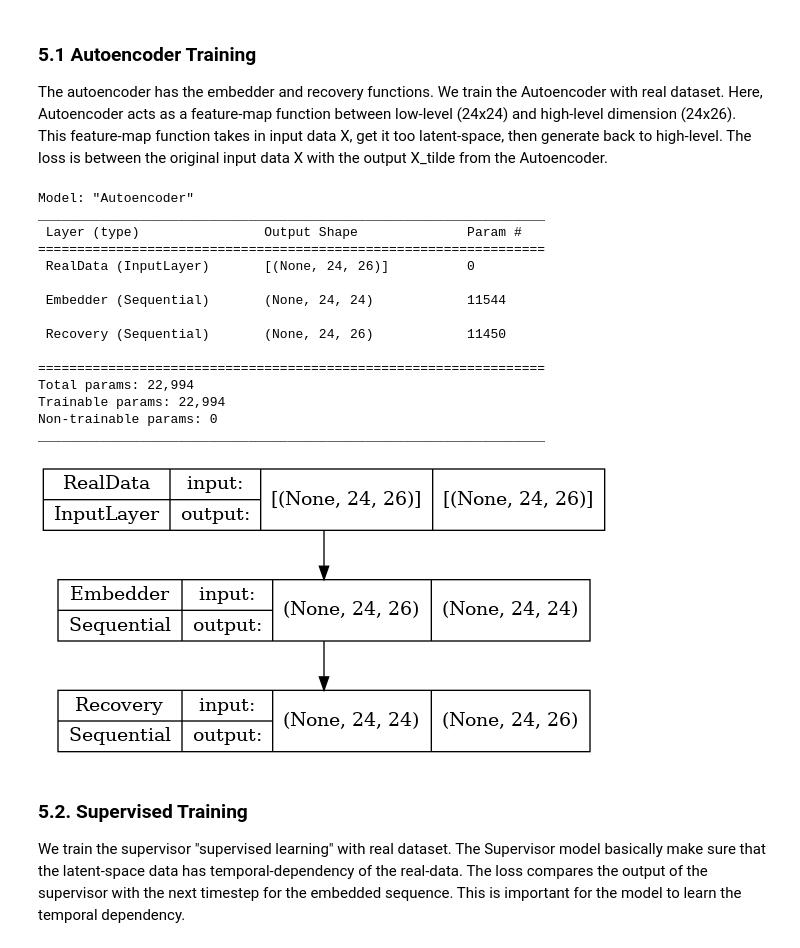
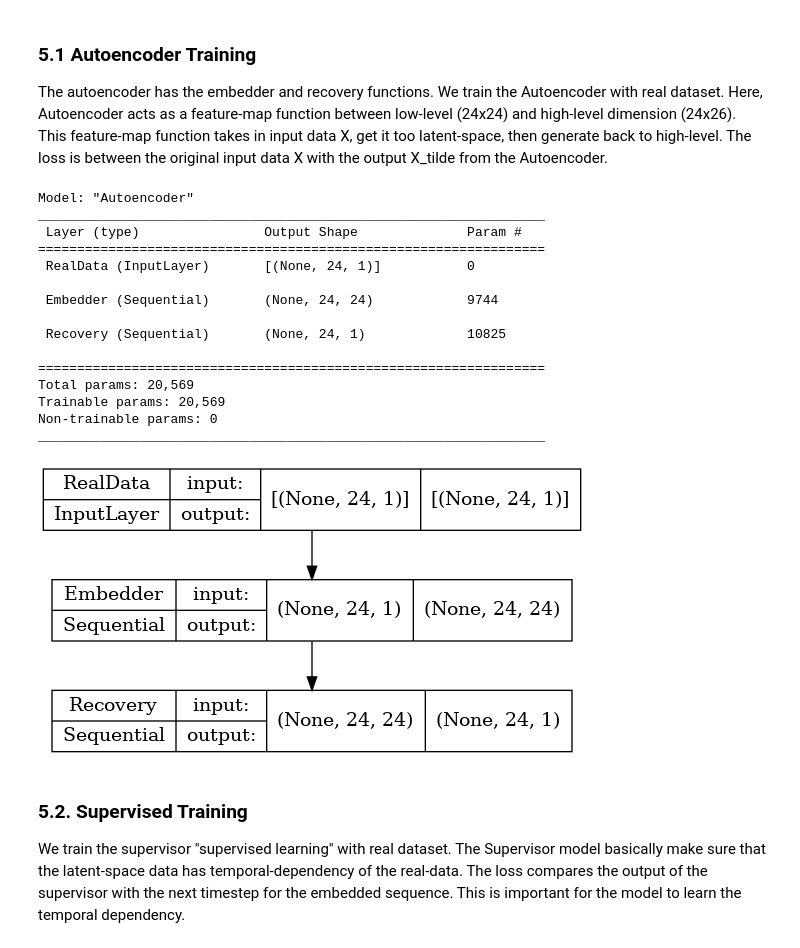
Before and after one commit to mnguyen0226/tsgans_cps, a Jupyter notebook: src/tf_version/notebooks/time_gans/time_gan_sine_wave.ipynb, the cells around one changed output. Saved outputs shown, nothing was run; the diff lists cells and outputs as text; code cells hidden in the pictures.

```diff
--- a/src/tf_version/notebooks/time_gans/time_gan_sine_wave.ipynb
+++ b/src/tf_version/notebooks/time_gans/time_gan_sine_wave.ipynb
@@ -73,7 +73,7 @@ Input data, plot, correlation analysis, normalize the time series, and split the
 ### 2.1. Training Parameters
 # %%
 seq_len = 24     # number of selected row
-n_seq = 26       # number of selected features
+n_seq = 1       # number of selected features
 batch_size = 128 # number of element per batch
 # %% [markdown]
 ### 2.2. Data Preprocessing
@@ -108,11 +93,7 @@ ATT_FLAG      int64
 dtype: object
 # %%
 # Get only float values
-df = df[['L_T1', 'L_T2', 'L_T3', 'L_T4', 'L_T5', 'L_T6', 'L_T7',
-         'F_PU1', 'F_PU2', 'F_PU4', 'F_PU7', 'F_PU8', 'F_PU10',
-         'F_V2',
-         'P_J280', 'P_J269', 'P_J300', 'P_J256', 'P_J289', 'P_J415',
-         'P_J302', 'P_J306', 'P_J307', 'P_J317', 'P_J14', 'P_J422']]
+df = df[['Sine']]
 # %%
 # Check the shape of the newly updated DataFrame
 df.shape
@@ -332,24 +287,24 @@ Model: "Autoencoder"
 _________________________________________________________________
  Layer (type)                Output Shape              Param #
 =================================================================
- RealData (InputLayer)       [(None, 24, 26)]          0
+ RealData (InputLayer)       [(None, 24, 1)]           0
 
- Embedder (Sequential)       (None, 24, 24)            11544
+ Embedder (Sequential)       (None, 24, 24)            9744
 
- Recovery (Sequential)       (None, 24, 26)            11450
+ Recovery (Sequential)       (None, 24, 1)             10825
 
 =================================================================
-Total params: 22,994
-Trainable params: 22,994
+Total params: 20,569
+Trainable params: 20,569
 Non-trainable params: 0
 _________________________________________________________________
 # %%
 # Plot and save Autoencoder architecture
 plot_model(autoencoder,
-           to_file=('../../../../imgs/autoencoder_batadal.png'),
+           to_file=('../../../../imgs/autoencoder_sine.png'),
            show_shapes=True)
 # %% [output]
-[figure, old version]
+[figure, new version]
 # %%
 # Optimizer
 autoencoder_optimizer = Adam()
```
Also changed, not shown: parts of 30 cells of this notebook, 19 other files.
